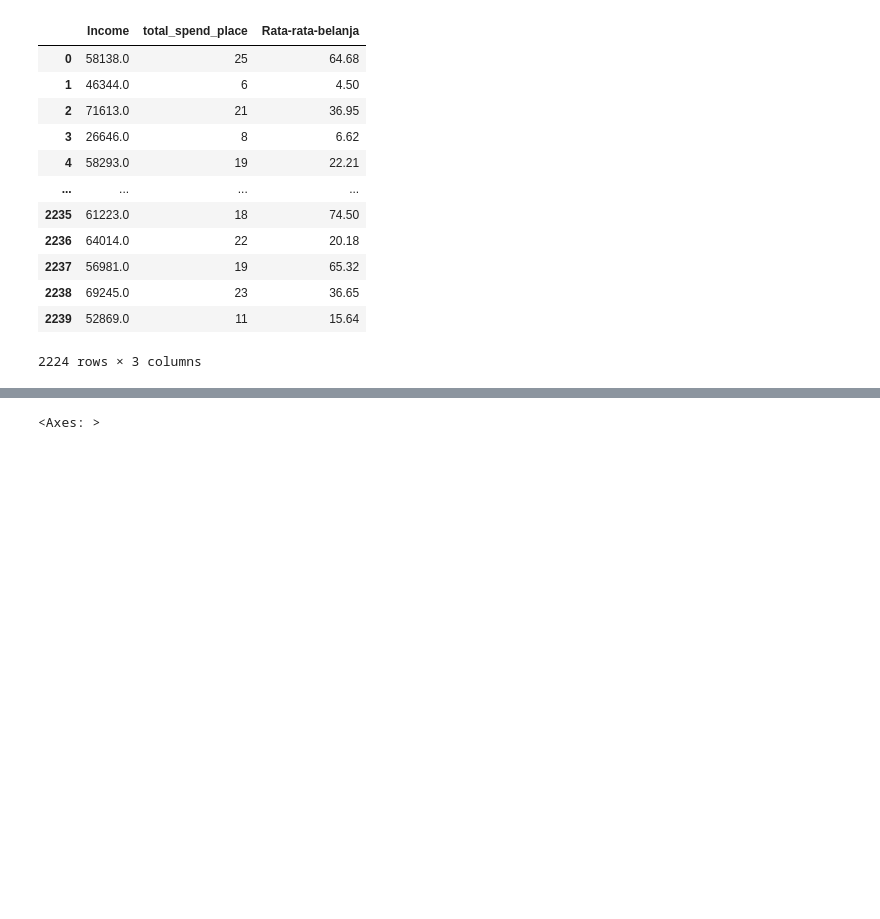
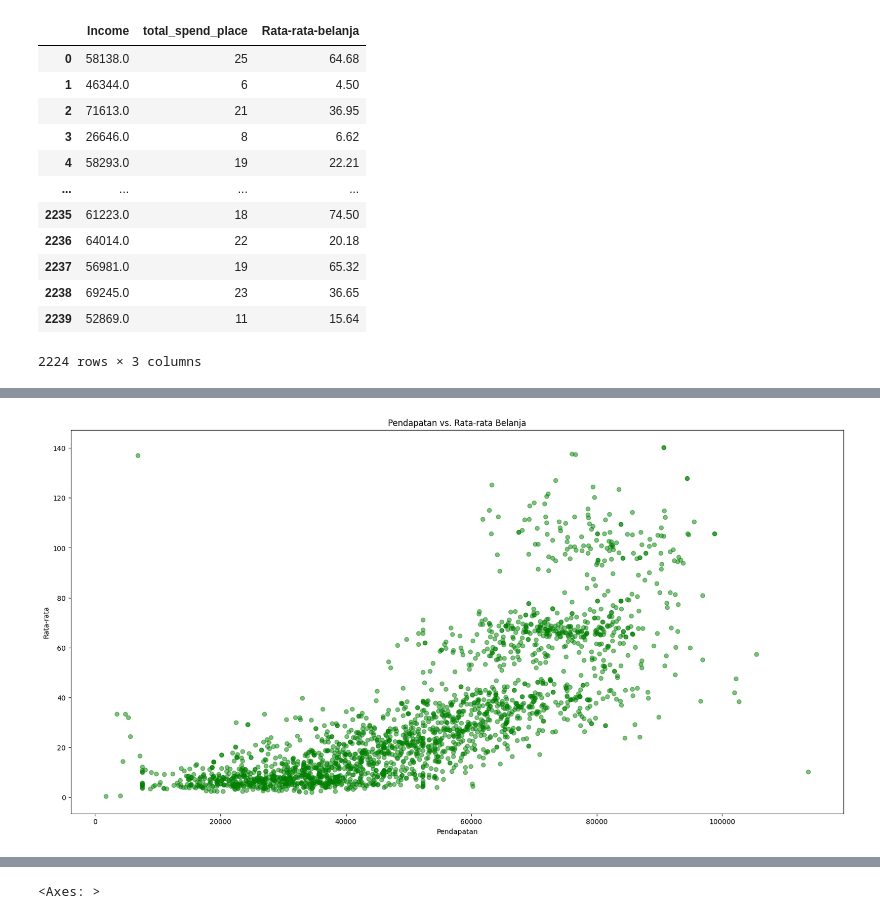
Before and after one commit to qiqioberon/Machine-Learning, a Jupyter notebook: Tugas 2/Muhammad Aqil Farrukh_5025221158_Tugas 2_Personality Analysis K-means.ipynb, the cells around one changed output, grey strips where cells are left out. Cells and saved outputs as stored; diff of their text form; code cells hidden in the pictures; blank space fills up the shorter version.

```diff
--- a/Tugas 2/Muhammad Aqil Farrukh_5025221158_Tugas 2_Personality Analysis K-means.ipynb
+++ b/Tugas 2/Muhammad Aqil Farrukh_5025221158_Tugas 2_Personality Analysis K-means.ipynb
@@ -435,0 +493,10 @@ df
+# %%
+plt.figure(figsize=(20, 10))
+
+plt.scatter(df['Income'], df['Rata-rata-belanja'], alpha=0.5, c='green')
+plt.title('Pendapatan vs. Rata-rata Belanja')
+plt.xlabel('Pendapatan')
+plt.ylabel('Rata-rata')
+plt.show()
+# %% [output]
+[figure, added]
```
Also changed, not shown: parts of 10 cells of this notebook.
